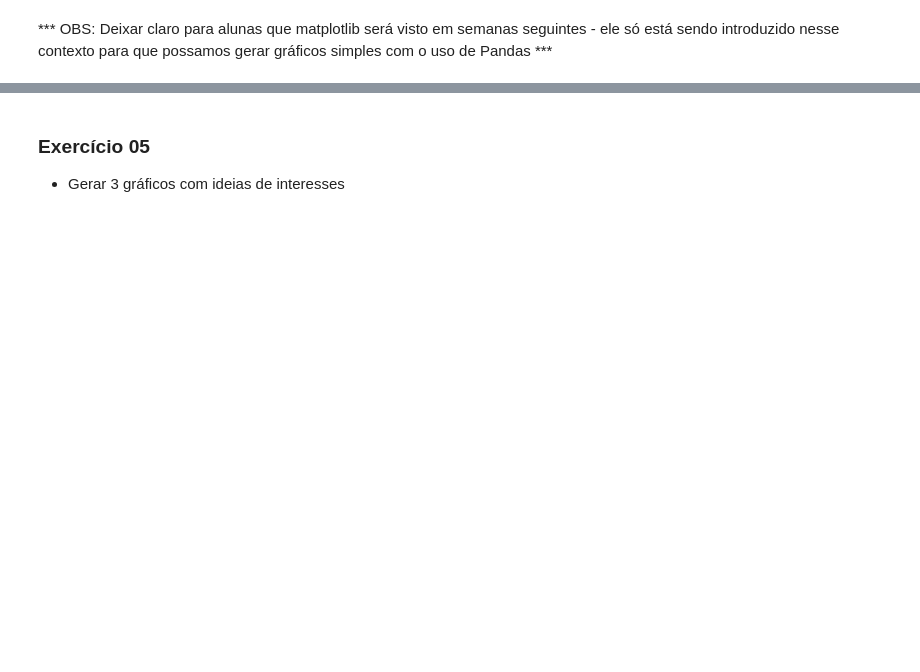
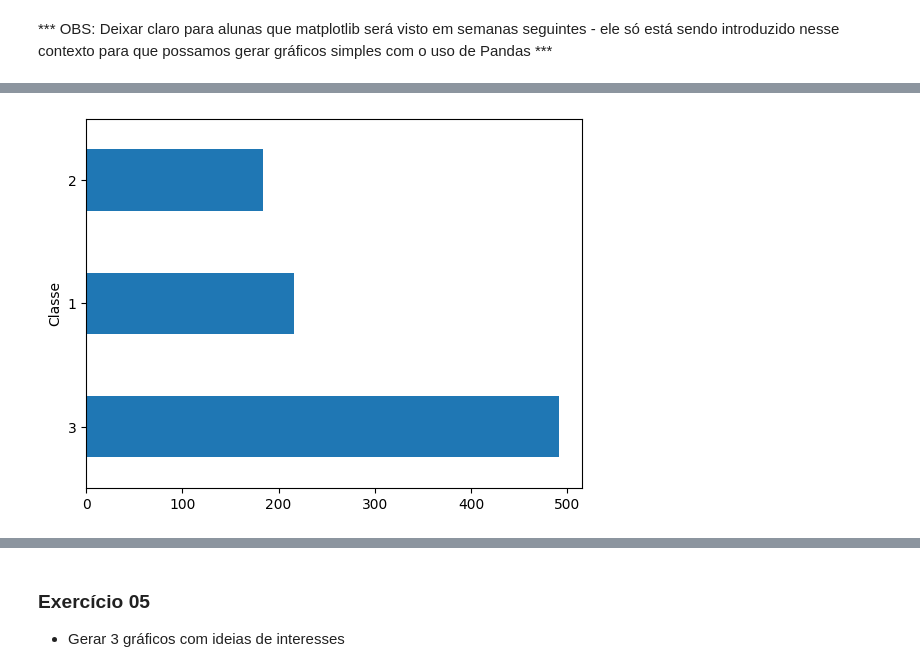
Before and after one commit to reprograma/on26-python-s12-pandas-numpy-II, a Jupyter notebook: material/aula_s12.ipynb, the cells around one changed output, grey strips where cells are left out. Cells and saved outputs as stored; diff of their text form; code cells hidden in the pictures; blank space fills up the shorter version.

```diff
--- a/material/aula_s12.ipynb
+++ b/material/aula_s12.ipynb
@@ -77,5 +79,3 @@ Gráficos de linhas
 # %%
-import pandas as pd
-
-df = pd.read_csv("data/titanic.csv")
+df = pd.read_csv("titanic.csv")
 df
@@ -89,7 +103,7 @@ traducoes = {
     'Survived': 'Sobreviveu', # 0 = Não, 1 = Sim
     'Pclass': 'Classe', # 1, 2, 3
     'Name': 'Nome',
-    'Sex': 'Sexo',
+    'Sex': 'Gênero',
     'Age': 'Idade',
     'SibSp': 'NumeroIrmaos',
     'Parch':  'NumeroPais',
@@ -281,3 +501,11 @@ contagem_passageiros.plot(kind='bar')
+# %%
+# Criação de um gráfico de barras:  matplotlib + Pandas
+# plot() + bar
+
+contagem_passageiros = df['Classe'].value_counts()
+contagem_passageiros.plot(kind='barh');
+# %% [output]
+[figure, added]
 # %%
 contagem_passageiros = df['Classe'].value_counts()
 contagem_passageiros.plot(kind='bar')
```
Also changed, not shown: parts of 46 cells of this notebook.
